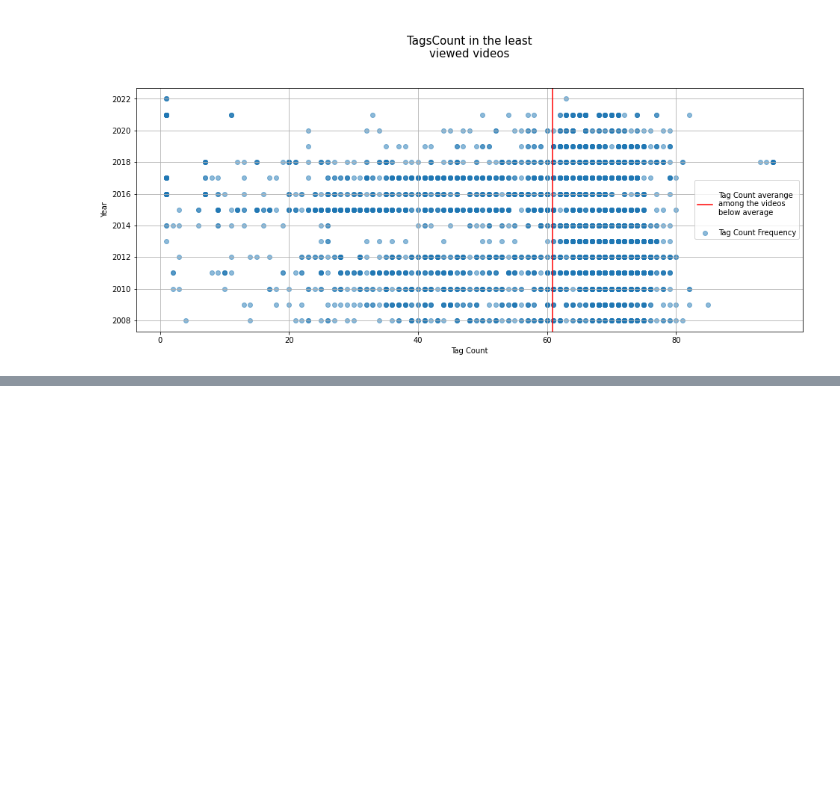
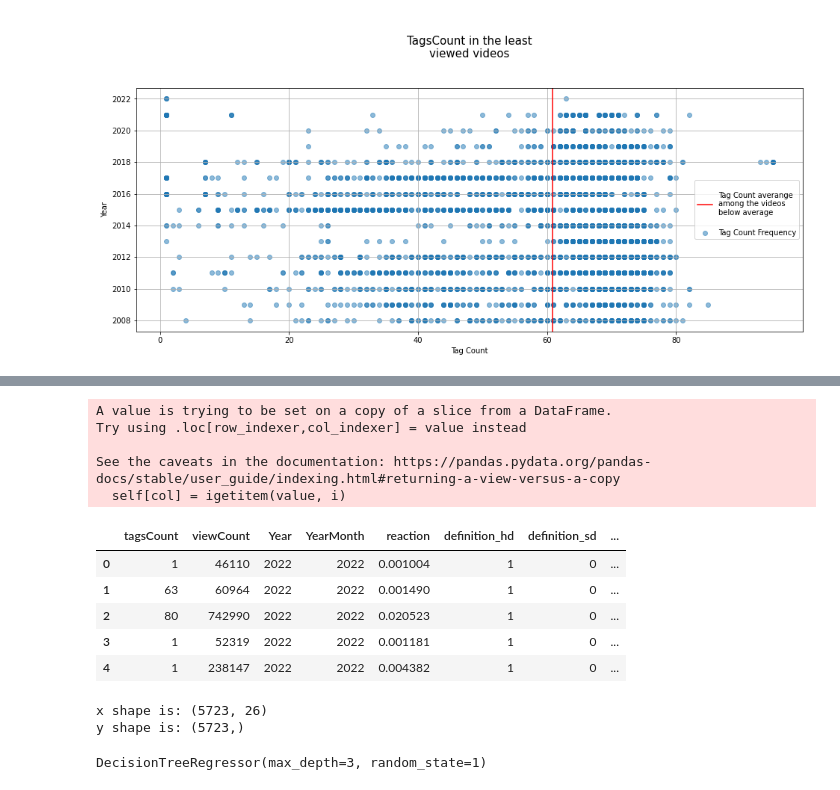
Before and after one commit to gabrielalastra/RedBull_youtubechannel, a Jupyter notebook: RedBull_data_visualize.ipynb, the cells around one changed output, grey strips where cells are left out. Saved outputs shown, nothing was run; the diff lists cells and outputs as text; code cells hidden in the pictures; blank space fills up the shorter version.

```diff
--- a/RedBull_data_visualize.ipynb
+++ b/RedBull_data_visualize.ipynb
@@ -260,0 +277,34 @@ plt.legend(loc='center right')
+# %%
+df2 = df[['tagsCount', 'viewCount', 'Year',
+          'YearMonth', 'reaction', 'definition',
+          'defaultAudioLanguage']]
+# %%
+from sklearn.preprocessing import MinMaxScaler
+scalevar = ['reaction', 'tagsCount']
+
+df2[scalevar] = MinMaxScaler().fit_transform(df2[scalevar])
+# %% [output]
+A value is trying to be set on a copy of a slice from a DataFrame.
+Try using .loc[row_indexer,col_indexer] = value instead
+
+See the caveats in the documentation: https://pandas.pydata.org/pandas-docs/stable/user_guide/indexing.html#returning-a-view-versus-a-copy
+  self[col] = igetitem(value, i)
+# %%
+df2 = pd.get_dummies(df2, columns=['definition',
+                                   'defaultAudioLanguage'])
+df2.head()
+# %% [output]
+|  | tagsCount | viewCount | Year | YearMonth | reaction | definition_hd | definition_sd | ... |
+| 0 | 1 | 46110 | 2022 | 2022 | 0.001004 | 1 | 0 | ... |
+| 1 | 63 | 60964 | 2022 | 2022 | 0.001490 | 1 | 0 | ... |
+| 2 | 80 | 742990 | 2022 | 2022 | 0.020523 | 1 | 0 | ... |
+| 3 | 1 | 52319 | 2022 | 2022 | 0.001181 | 1 | 0 | ... |
+| 4 | 1 | 238147 | 2022 | 2022 | 0.004382 | 1 | 0 | ... |
+# %%
+x = df2.drop('reaction', axis=1).values #input features attributes
+y = df2['reaction'].values #target selector
+print('x shape is: {}'.format(np.shape(x))) #10000 observation and 15 variables
+print('y shape is: {}'.format(np.shape(y)))
+# %% [output]
+x shape is: (5723, 26)
+y shape is: (5723,)
@@ -260,0 +319,5 @@ plt.legend(loc='center right')
+# %%
+dt = DecisionTreeRegressor(criterion='squared_error', max_depth=3, random_state=1) #maxdepth is the tree levels
+dt.fit(x_train, y_train)
+# %% [output]
+DecisionTreeRegressor(max_depth=3, random_state=1)
```
Also changed, not shown: parts of 15 cells of this notebook.
